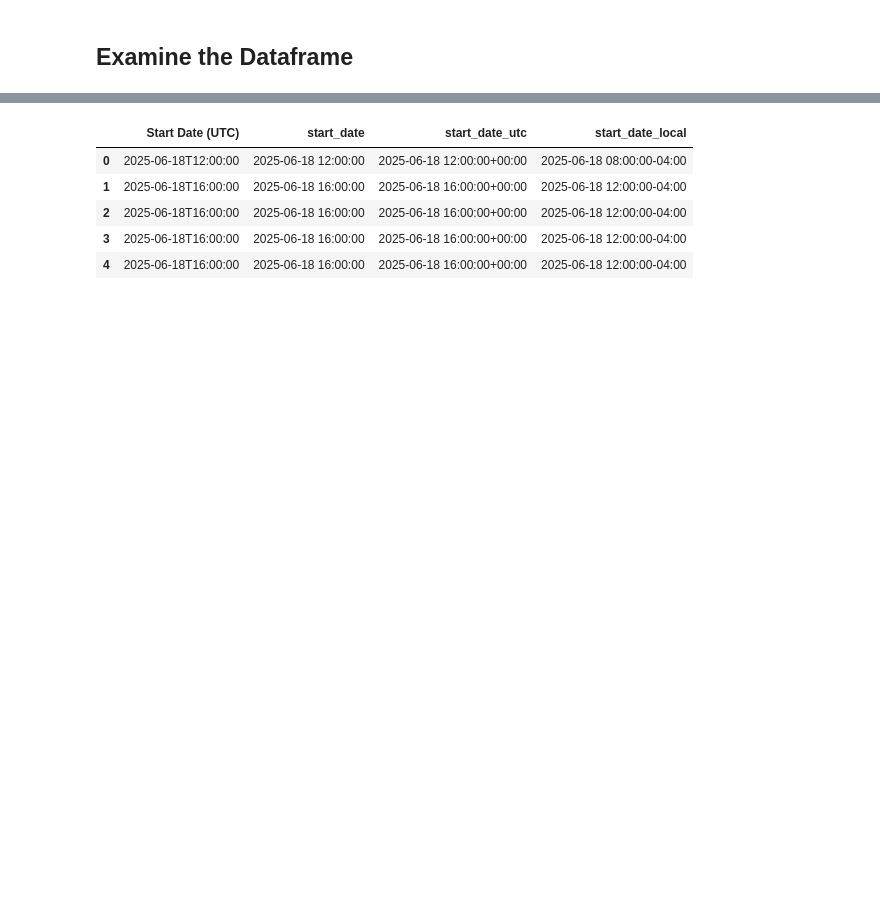
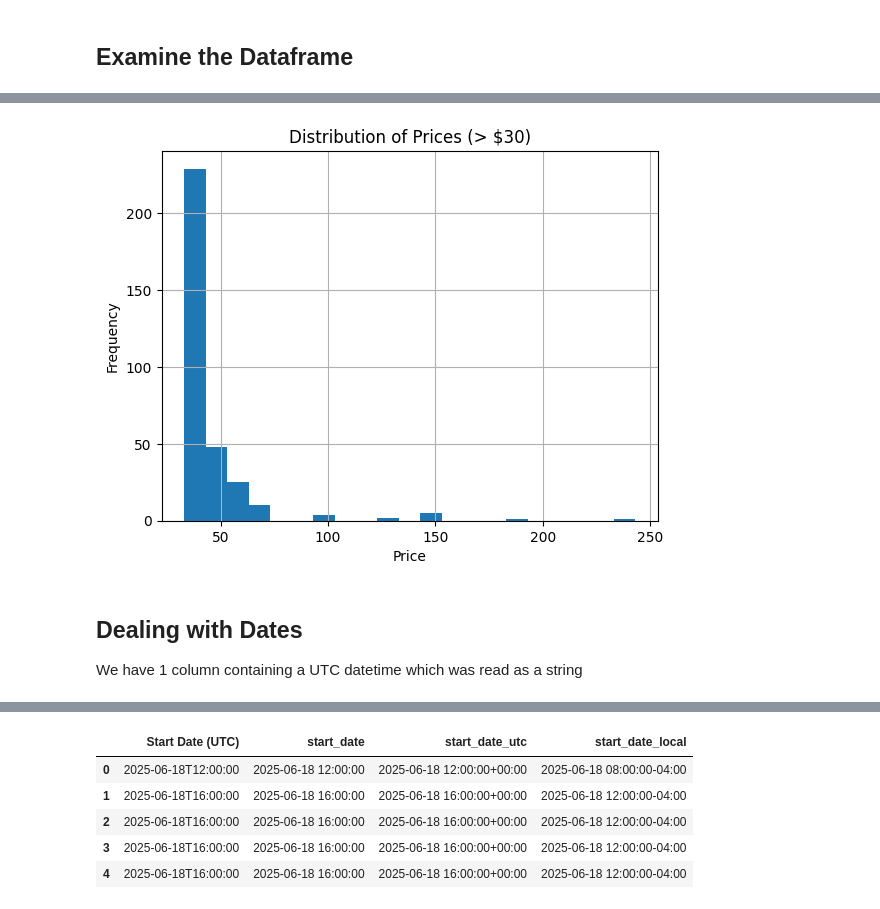
Before and after one commit to jocassid/Talk-PandasBasics, a Jupyter notebook: origins_schedule.ipynb, the cells around one changed output, grey strips where cells are left out. Cells and saved outputs as stored; diff of their text form; code cells hidden in the pictures; blank space fills up the shorter version.

```diff
--- a/origins_schedule.ipynb
+++ b/origins_schedule.ipynb
@@ -283,0 +181,12 @@ memory usage: 244.3+ KB
+# %%
+show_histogram(
+    df[df['Price'] > 30],
+    'Price',
+    title="Distribution of Prices (> $30)"
+)
+# %% [output]
+[figure, added]
+# %% [markdown]
+## Dealing with Dates
+
+We have 1 column containing a UTC datetime which was read as a string
```
Also changed, not shown: parts of 64 cells of this notebook, 3 other files.
